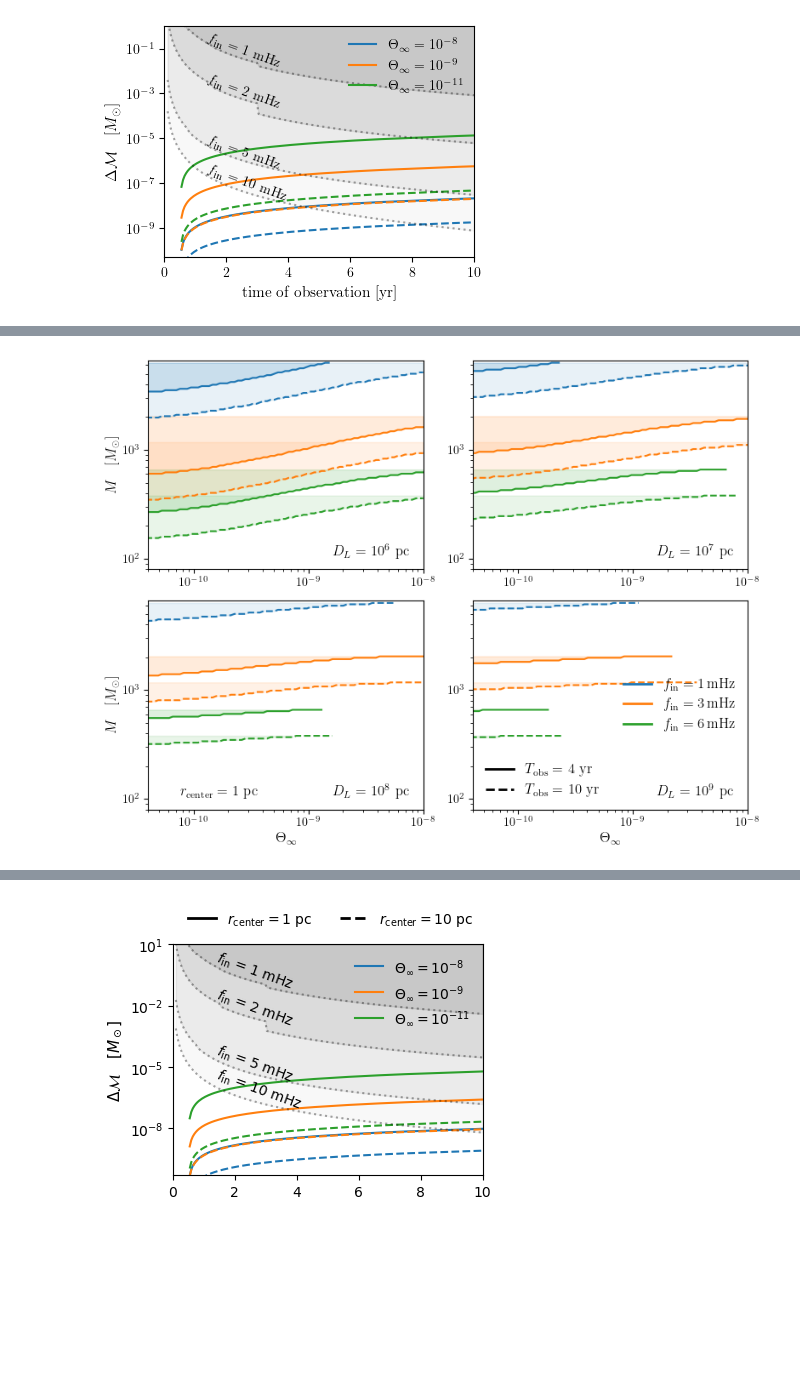
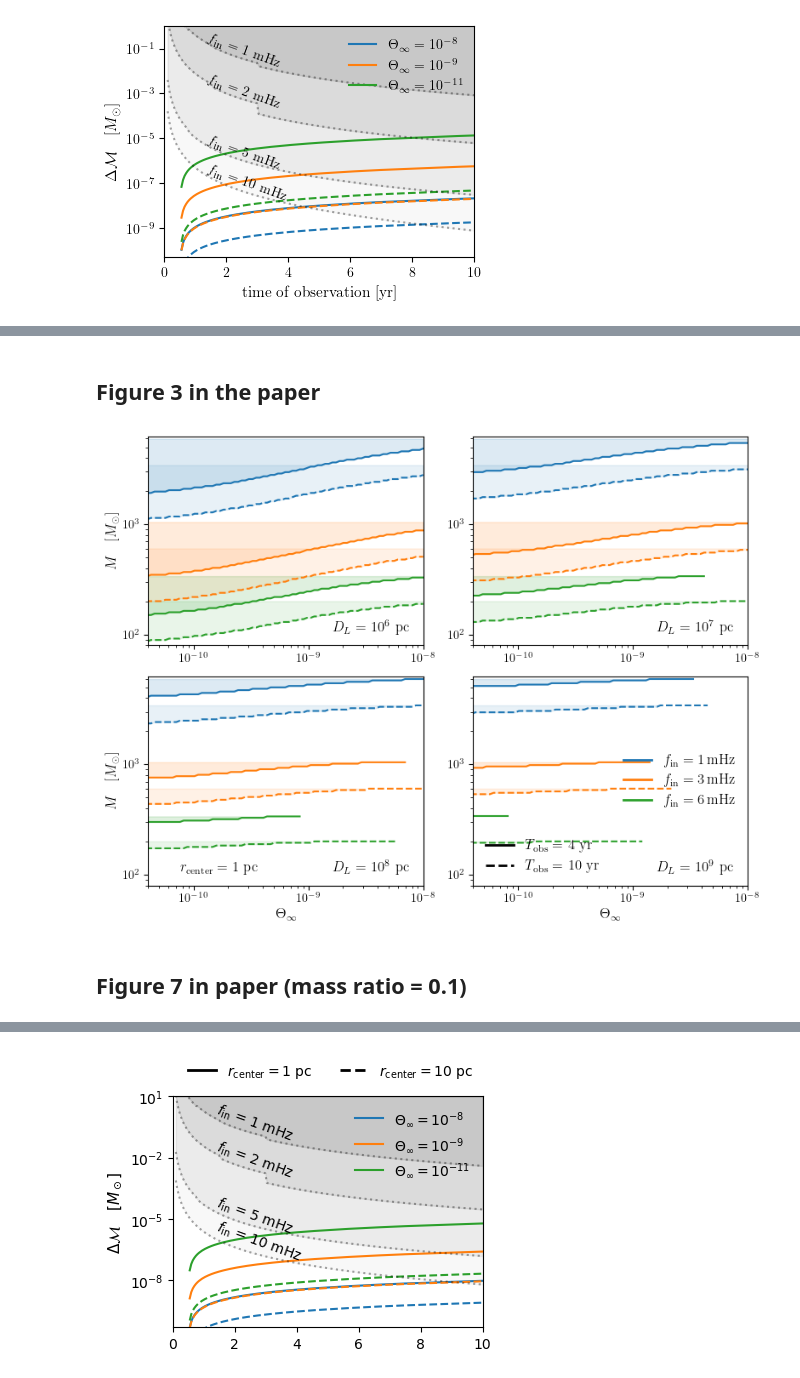
Before and after one commit to SohanGhodla/Probing-dark-matter-with-LISA, a Jupyter notebook: particle-like-dark-matter.ipynb, the cells around one changed output, grey strips where cells are left out. Saved outputs shown, nothing was run; the diff lists cells and outputs as text; code cells hidden in the pictures; blank space fills up the shorter version.

```diff
--- a/particle-like-dark-matter.ipynb
+++ b/particle-like-dark-matter.ipynb
@@ -233,11 +210,9 @@ calc_SNR(3.5, 1e-3, 3, 29, 0., 0., 8e3)  #calc_SNR(T_obs, f, m1, m2, e, d) # sup
 # %%
 def velocity_c_Bulge(r):
     """
-    Calculate the circular velocity squared (v_c^2) for a given radius (r) in pc
-    using the galactic Bulge
+    Calculate the circular velocity for a given radius (r) in pc using the galactic Bulge
     """
 
-    # Constants
     G = constants.G  # Gravitational constant in m^3 kg^-1 s^-2
     M_bulge = 1.067e10  # Mass of the bulge in M_sun
     M_sun = 1.989e30
@@ -256,11 +231,9 @@ def velocity_c_Bulge(r):
 
 def velocity_c_NFW(r):
     """
-    Calculate the circular velocity squared (v_c^2) for a given radius (r) in pc
-    using the NFW profile.
+    Calculate the circular velocity  for a given radius (r) in pc using the NFW profile.
     """
 
-    # Example usage
     pc = constants.parsec # (m)
     G = constants.G # Gravitational constant in m^3 kg^-1 s^-2
     M_sun = 1.989e30
@@ -413,7 +386,7 @@ def Mchirp_evo(T_obs, f_in, th, m10, m20, e0, r_center):
     return [Mchirp / Msun, df_dt_val, r_target, f_target, e_target]
 # %%
 def sigma_Mchirp(SNR, T_obs, Mchirp, df_dt_val):
-    """ Calculate standard deviation in chirp mass measurement """
+    """ Calculate uncertainty in chirp mass measurement """
 
     yr = constants.year  # seconds in yr
     T_obs = T_obs * yr
@@ -558,6 +532,7 @@ def gw_merger_time(m1_solar_masses, m2_solar_masses, f, e):
     Msun = 1.989 * 1e30  # Solar mass in kg
     G = constants.G  # Gravitational constant
     c = constants.c  # Speed of light
+    yr = constants.year
 
     # Convert masses from solar masses to kg
     m1 = m1_solar_masses * Msun
@@ -577,15 +552,15 @@ def gw_merger_time(m1_solar_masses, m2_solar_masses, f, e):
     Tc_eccentric = Tc_circular * eccentric_factor
 
     # Convert merger time from seconds to years
-    Tc_years_eccentric = Tc_eccentric / (60 * 60 * 24 * 365.25)
+    Tc_years_eccentric = Tc_eccentric / yr
 
     return Tc_years_eccentric
 
 # # test usage:
-# m1 = 36  # Mass of first black hole in solar masses
-# m2 = 29  # Mass of second black hole in solar masses
-# f = 1e-2  # Initial orbital frequency in Hz
-# e = 0.5  # Initial eccentricity
+m1 = 36  # Mass of first black hole in solar masses
+m2 = 29  # Mass of second black hole in solar masses
+f = 1e-2  # Initial orbital frequency in Hz
+e = 0.5  # Initial eccentricity
 
-# merger_time = gw_merger_time_eccentric(m1, m2, f, e)
-# print(f"merger time = {merger_time:.2e} years.")
+merger_time = gw_merger_time(m1, m2, f, e)
+print(f"merger time = {merger_time:.2e} years.")
@@ -651,8 +629,6 @@ plt.show()
+# %% [markdown]
+## Figure 3 in the paper
 # %%
-import numpy as np
-import matplotlib.pyplot as plt
-from matplotlib.lines import Line2D
-
 # Set up parameters
 M_arr = np.logspace(1.8, 3.8, 160)
 theta = np.logspace(-10.5, -8., 80)
@@ -667,9 +643,8 @@ rc = 1  # pc
 colors = ['#1f77b4', '#ff7f0e', '#2ca02c']  # Define colors for the different f_in values
 line_styles = ['-', '--']  # Solid and dashed lines for the two t_1 values
 
-# Create a figure with 2x2 subplots
 fig, axes = plt.subplots(2, 2, figsize=(8, 6))
-axes = axes.flatten()  # Flatten to easily iterate over
+axes = axes.flatten()
 
 # Iterate over D_L values and create subplots
 for idx, D_L in enumerate(D_L_values):
@@ -682,7 +657,7 @@ for idx, D_L in enumerate(D_L_values):
         for f in f_in:
             Min_M_for_th = []  # Minimum M values for plotting
             Max_M_for_th = []  # Maximum M values for fill area
-            valid_th = []  # Corresponding m_DM values
+            valid_th = []  # Corresponding \Theta values
 
             for th in theta:
                 Flag = 0
@@ -690,8 +665,8 @@ for idx, D_L in enumerate(D_L_values):
                 max_M = None  # Store upper bound for fill
 
                 for M in M_arr:
-                    m1 = M * 10/11
-                    m2 = M - m1
+                    m1 = M / 2
+                    m2 = M / 2
                     t_merge = gw_merger_time(m1, m2, f, e)
 
                     if t_merge > T_obs:
@@ -749,33 +724,34 @@ for idx, D_L in enumerate(D_L_values):
 
     if idx == 2:
         ax.text(0.4, 0.05, r'$r_{\rm center} = 1$ pc', horizontalalignment='right', verticalalignment='bottom',
             transform=ax.transAxes, fontsize=12)
     if idx > 1:
         ax.set_xlabel(r'$\Theta_\infty$', fontsize = 12)
     if idx == 0 or idx == 2:
         ax.set_ylabel(r'$M \quad [M_\odot]$', fontsize = 12)
 
     # Add the distance in scientific notation at the lower right-hand side of each plot
     ax.text(0.95, 0.05, f'$D_L$ = {D_L_latex[idx]} pc',
             horizontalalignment='right', verticalalignment='bottom',
             transform=ax.transAxes, fontsize=12)
 
 # Add legends only to the first subplot (axes[0])
 # Custom legend for the colors representing different frequencies (in LaTeX scientific notation)
 f_in_latex = [r'$f_{\rm in} = 1 \, \mathrm{mHz}$', r'$f_{\rm in} = 3 \, \mathrm{mHz}$', r'$f_{\rm in} = 6 \, \mathrm{mHz}$']
 frequency_legend_elements = [Line2D([0], [0], color=colors[i], lw=2, label=f_in_latex[i]) for i in range(len(f_in))]
 legend1 = axes[3].legend(handles=frequency_legend_elements, loc='center right', frameon=False, fontsize = 12)
 
 # Custom legend for line styles representing t_1 values
 line_style_legend_elements = [Line2D([0], [0], color='black', linestyle=line_styles[i], lw=2, label=r'$T_{\rm obs}$' + f' = {T_obs} yr') for i, T_obs in enumerate([4, 10])]
 legend2 = axes[3].legend(handles=line_style_legend_elements, loc='lower left', frameon=False, fontsize = 12)
 
 # Add the first legend back using ax.add_artist so it doesn't get replaced
 axes[3].add_artist(legend1)
 
-# Adjust layout to prevent overlap
 plt.tight_layout()
-plt.savefig('extagalactic_particle_field_DM_detectability_new_q_pt1.pdf', bbox_inches='tight')
+plt.savefig('extagalactic_particle_field_DM_detectability.pdf', bbox_inches='tight')
 plt.show()
 # %% [output]
-[figure, old version]
+[figure, new version]
+# %% [markdown]
+## Figure 7 in paper (mass ratio = 0.1)
```
Also changed, not shown: parts of 18 cells of this notebook.
